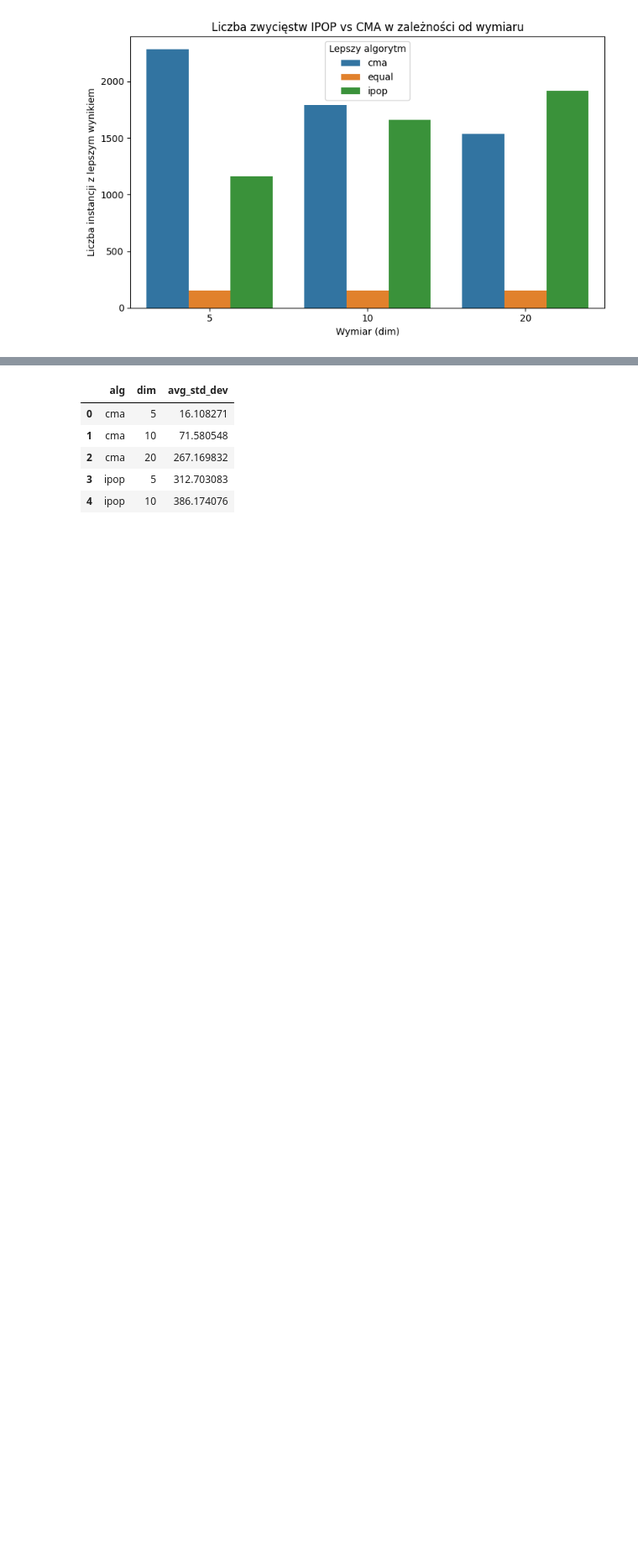
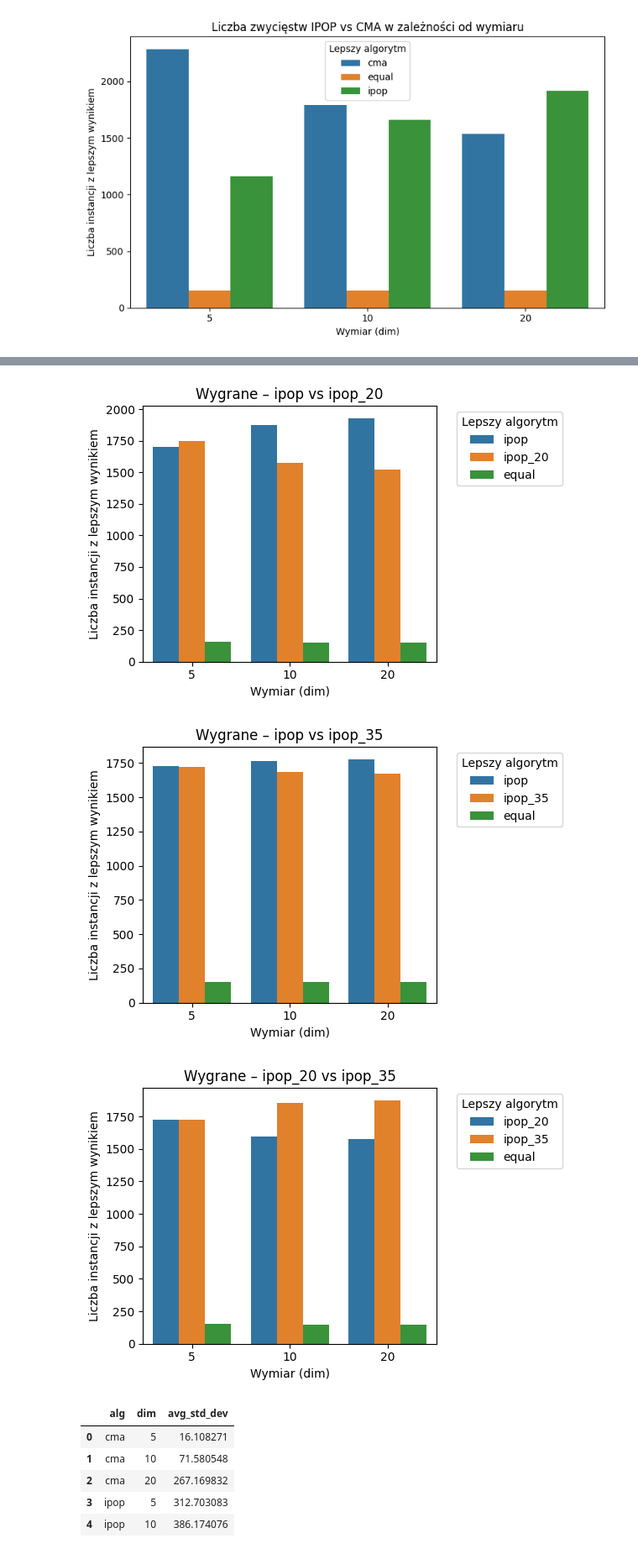
Before and after one commit to KacperLeszczynski/EwolucyjneMAES, a Jupyter notebook: testing.ipynb, the cells around one changed output, grey strips where cells are left out. Shown at 84% size. Saved outputs shown, nothing was run; the diff lists cells and outputs as text; code cells hidden in the pictures; blank space fills up the shorter version.

```diff
--- a/testing.ipynb
+++ b/testing.ipynb
@@ -198,3 +229,46 @@ plt.show()
+# %%
+def plot_pairwise_wins(df, alg_a, alg_b, save=False):
+    """Rysuje słupki 'kto lepszy' dla pary algorytmów w różnych wymiarach."""
+    if alg_a not in df.columns or alg_b not in df.columns:
+        print(f"[WARN] Brak danych dla pary {alg_a} / {alg_b}")
+        return
+
+    pair = df.dropna(subset=[alg_a, alg_b]).copy()
+    pair["who_better"] = np.where(
+        pair[alg_a] < pair[alg_b], alg_a,
+        np.where(pair[alg_a] > pair[alg_b], alg_b, "equal")
+    )
+
+    counts = (
+        pair.groupby(["dim", "who_better"])
+            .size()
+            .reset_index(name="count")
+    )
+
+    plt.figure(figsize=(6, 4))
+    sns.barplot(data=counts, x="dim", y="count",
+                hue="who_better",
+                hue_order=[alg_a, alg_b, "equal"])
+    plt.title(f"Wygrane – {alg_a} vs {alg_b}")
+    plt.ylabel("Liczba instancji z lepszym wynikiem")
+    plt.xlabel("Wymiar (dim)")
+    plt.legend(title="Lepszy algorytm", bbox_to_anchor=(1.05, 1), loc='upper left')
+    plt.tight_layout()
+
+    if save:
+        plt.savefig(f"wins_{alg_a}_vs_{alg_b}.png", dpi=300)
+    plt.show()
+# %%
+pairs = [("ipop", "ipop_20"),
+         ("ipop", "ipop_35"),
+         ("ipop_20", "ipop_35")]
+
+for a, b in pairs:
+    plot_pairwise_wins(df_wide, a, b, save=False)
+# %% [output]
+[figure, added]
+[figure, added]
+[figure, added]
 # %%
 grouped_std = (
     df_results
```
Also changed, not shown: parts of 14 cells of this notebook, 7 other files.
